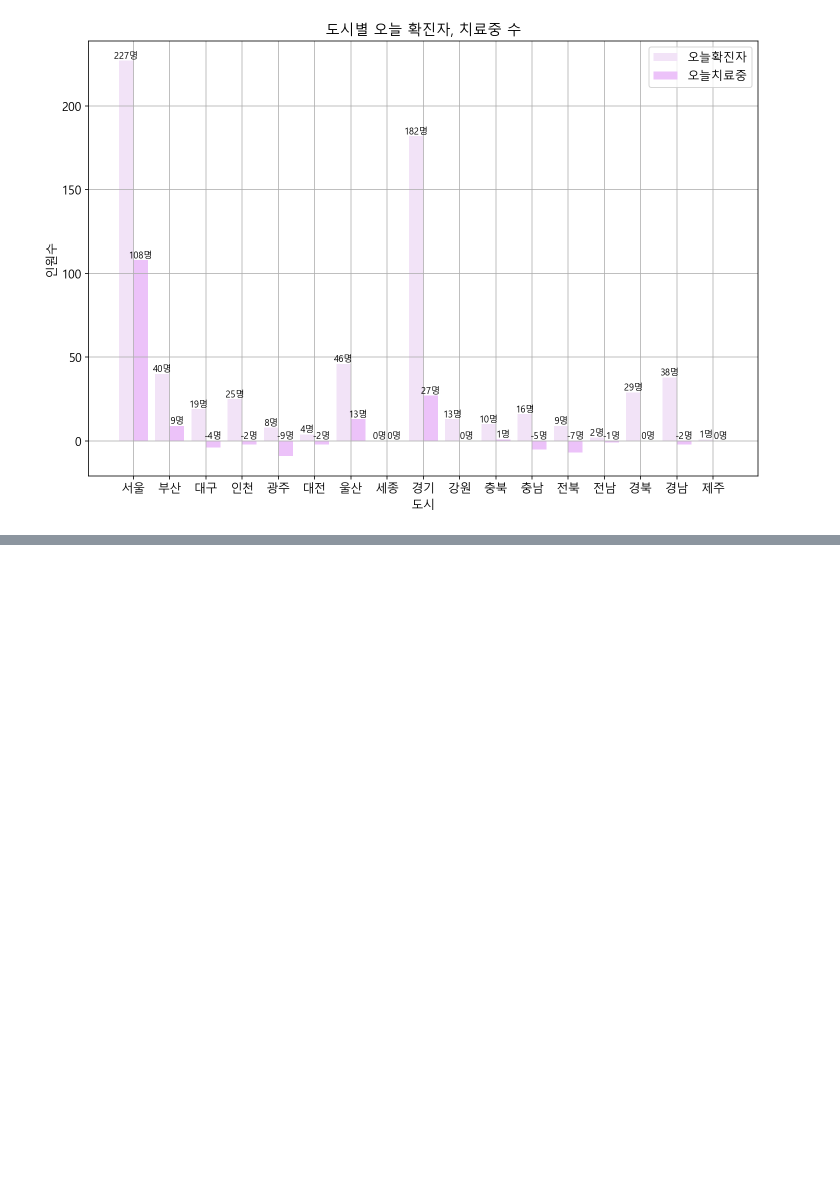
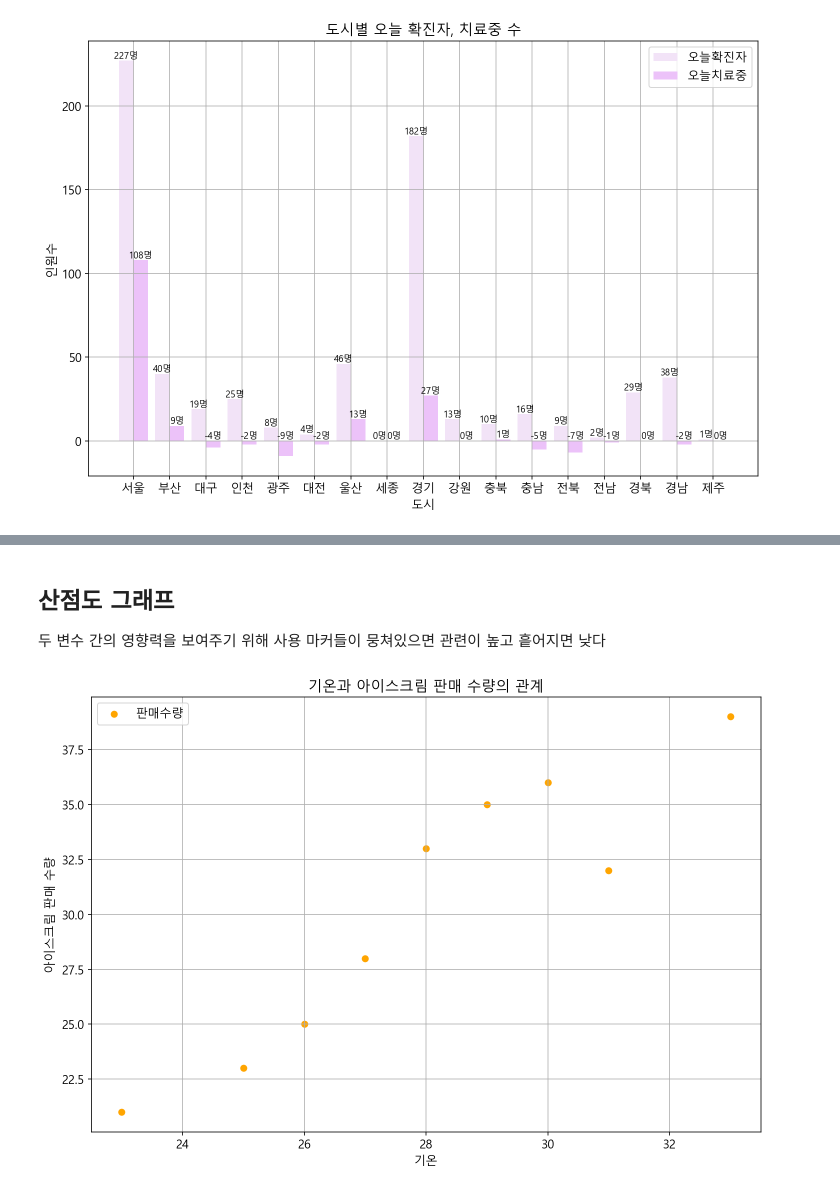
Before and after one commit to junhong-CHEON/python_study, a Jupyter notebook: 12-matplotlib.ipynb, the cells around one changed output, grey strips where cells are left out. Cells and saved outputs as stored; diff of their text form; code cells hidden in the pictures; blank space fills up the shorter version.

```diff
--- a/12-matplotlib.ipynb
+++ b/12-matplotlib.ipynb
@@ -378,0 +471,22 @@ plt.close()
+# %% [markdown]
+## 산점도 그래프
+
+두 변수 간의 영향력을 보여주기 위해 사용</br>
+마커들이 뭉쳐있으면 관련이 높고 흩어지면 낮다
+# %%
+from sample import tmp
+from sample import qty
+
+plt.figure()
+
+plt.scatter(tmp, qty, color = 'orange', marker = 'o', label = '판매수량')
+plt.legend()
+plt.grid()
+plt.title("기온과 아이스크림 판매 수량의 관계")
+plt.xlabel('기온')
+plt.ylabel('아이스크림 판매 수량')
+
+plt.show()
+plt.close()
+# %% [output]
+[figure, added]
```
Also changed, not shown: parts of 14 cells of this notebook, 11 other files.
